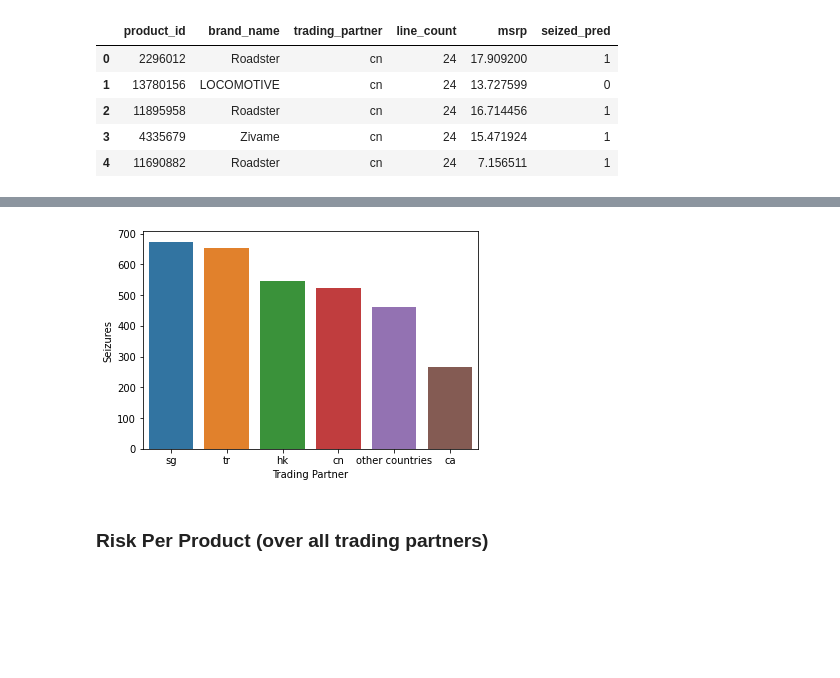
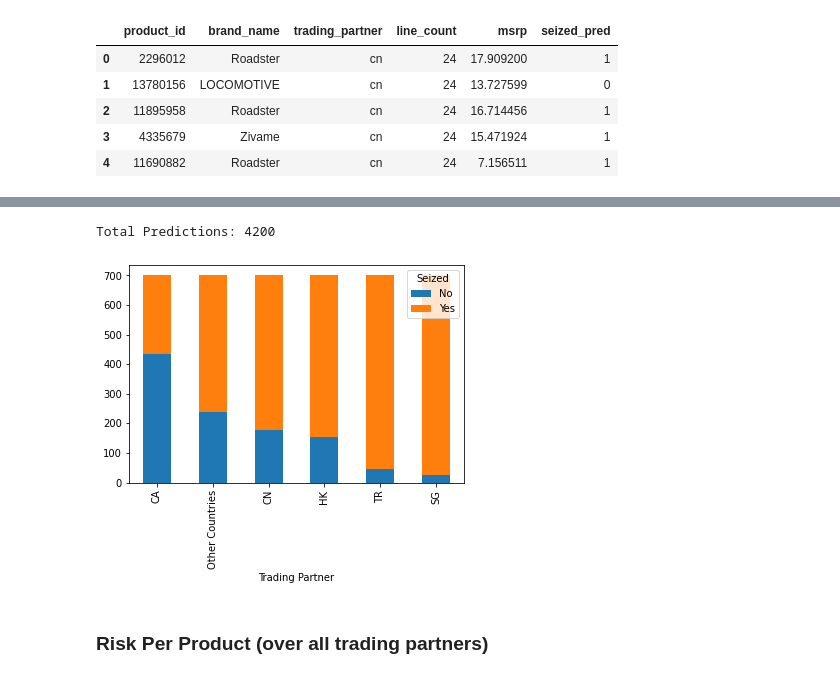
Before and after one commit to triztian/CBPRiskSeizure, a Jupyter notebook: risk_assessment_report.ipynb, the cells around one changed output, grey strips where cells are left out. Saved outputs shown, nothing was run; the diff lists cells and outputs as text; code cells hidden in the pictures; blank space fills up the shorter version.

```diff
--- a/risk_assessment_report.ipynb
+++ b/risk_assessment_report.ipynb
@@ -83,11 +114,17 @@ products_tp_df
 # %%
-sns.barplot(
-    data=products_tp_df,
-    x="Trading Partner",
-    y="Seizures",
-);
+print("Total Predictions:", len(products_df))
+
+products_tp_df.plot(kind="bar", stacked=True);
+# sns.barplot(
+#     data=products_tp_df,
+#     x="Trading Partner",
+#     y="Seizures",
+
+#     order=list(products_tp_df['Trading Partner'])
+# );
 # %% [output]
+Total Predictions: 4200
-[figure, old version]
+[figure, new version]
 # %% [markdown]
 ### Risk Per Product (over all trading partners)
 # %% [markdown]
```
Also changed, not shown: parts of 27 cells of this notebook, 5 other files.
